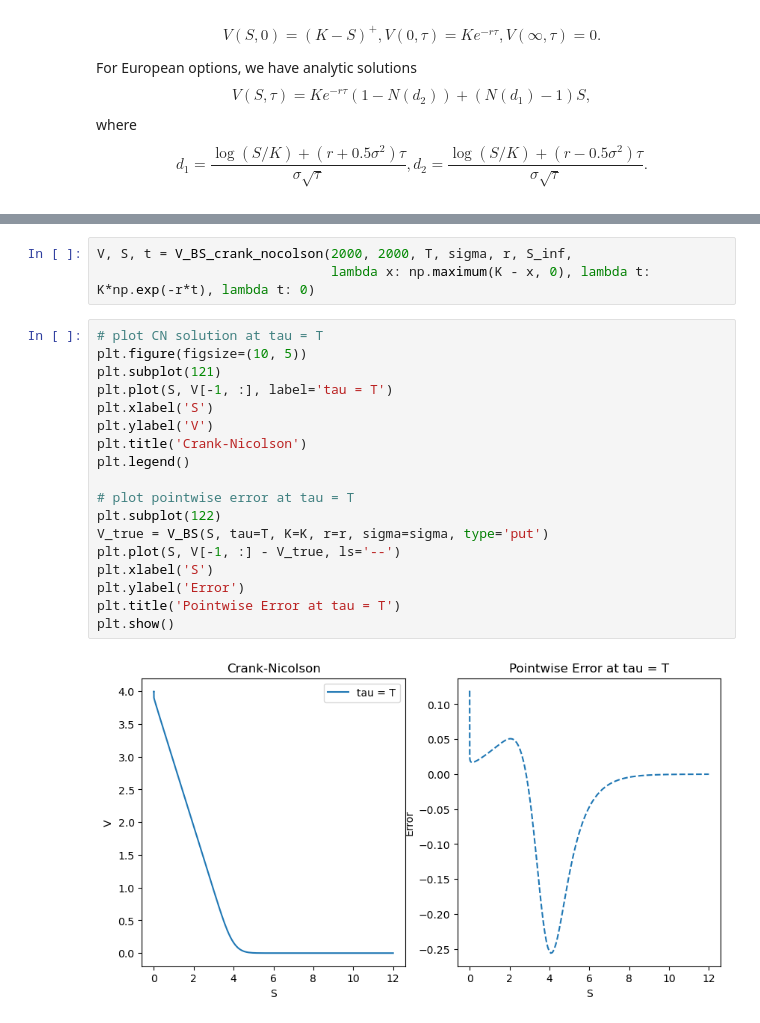
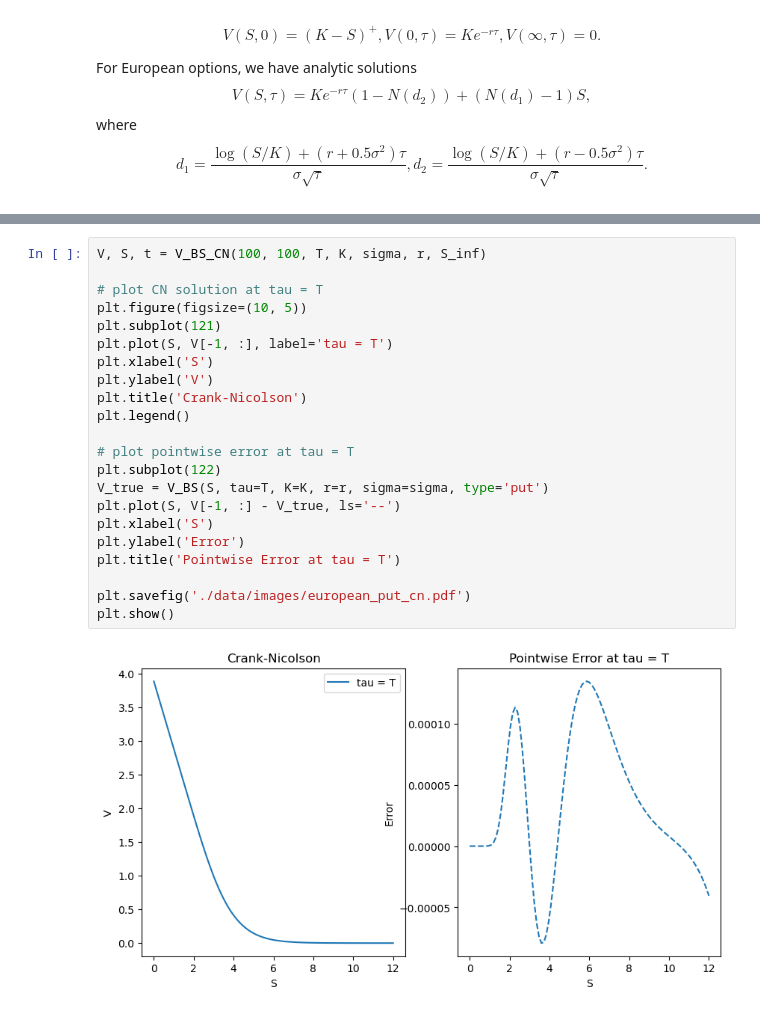
Before and after one commit to liyiyan128/Option-Pricing-Using-Physics-Informed-Neural-Networks, a Jupyter notebook: PINN_example.ipynb, the cells around one changed output, grey strips where cells are left out. Saved outputs shown, nothing was run; the diff lists cells and outputs as text.

```diff
--- a/PINN_example.ipynb
+++ b/PINN_example.ipynb
@@ -174,23 +108,24 @@ def V_BS_crank_nocolson(m, n, T, sigma, r, S_inf, payoff_fn, V_0_tau, V_Sinf_tau
-# %%
-V, S, t = V_BS_crank_nocolson(2000, 2000, T, sigma, r, S_inf,
-                              lambda x: np.maximum(K - x, 0), lambda t: K*np.exp(-r*t), lambda t: 0)
 # %%
+V, S, t = V_BS_CN(100, 100, T, K, sigma, r, S_inf)
+
 # plot CN solution at tau = T
 plt.figure(figsize=(10, 5))
 plt.subplot(121)
 plt.plot(S, V[-1, :], label='tau = T')
 plt.xlabel('S')
 plt.ylabel('V')
 plt.title('Crank-Nicolson')
 plt.legend()
 
 # plot pointwise error at tau = T
 plt.subplot(122)
 V_true = V_BS(S, tau=T, K=K, r=r, sigma=sigma, type='put')
 plt.plot(S, V[-1, :] - V_true, ls='--')
 plt.xlabel('S')
 plt.ylabel('Error')
 plt.title('Pointwise Error at tau = T')
+
+plt.savefig('./data/images/european_put_cn.pdf')
 plt.show()
 # %% [output]
-[figure, old version]
+[figure, new version]
```
Also changed, not shown: parts of 5 cells of this notebook.
